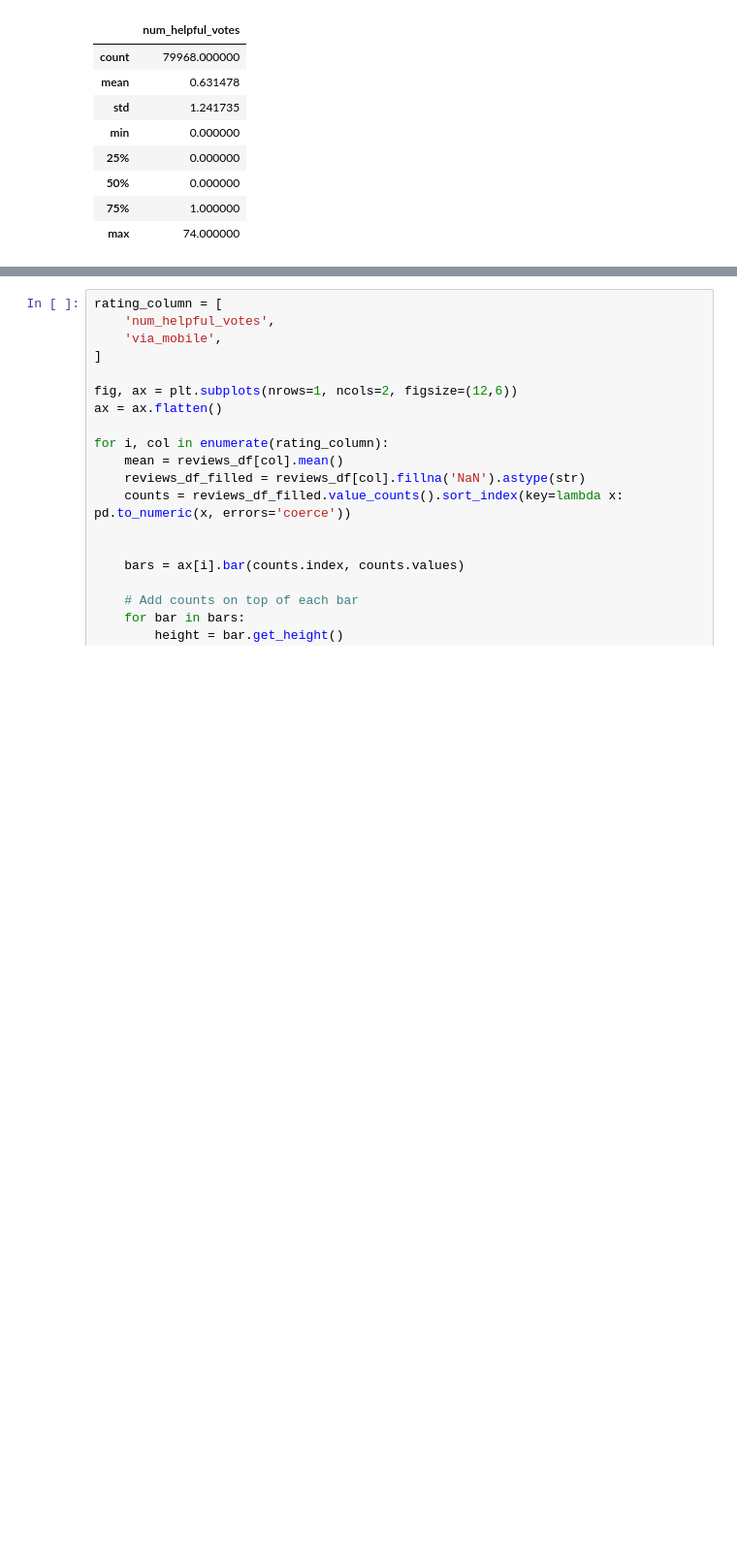
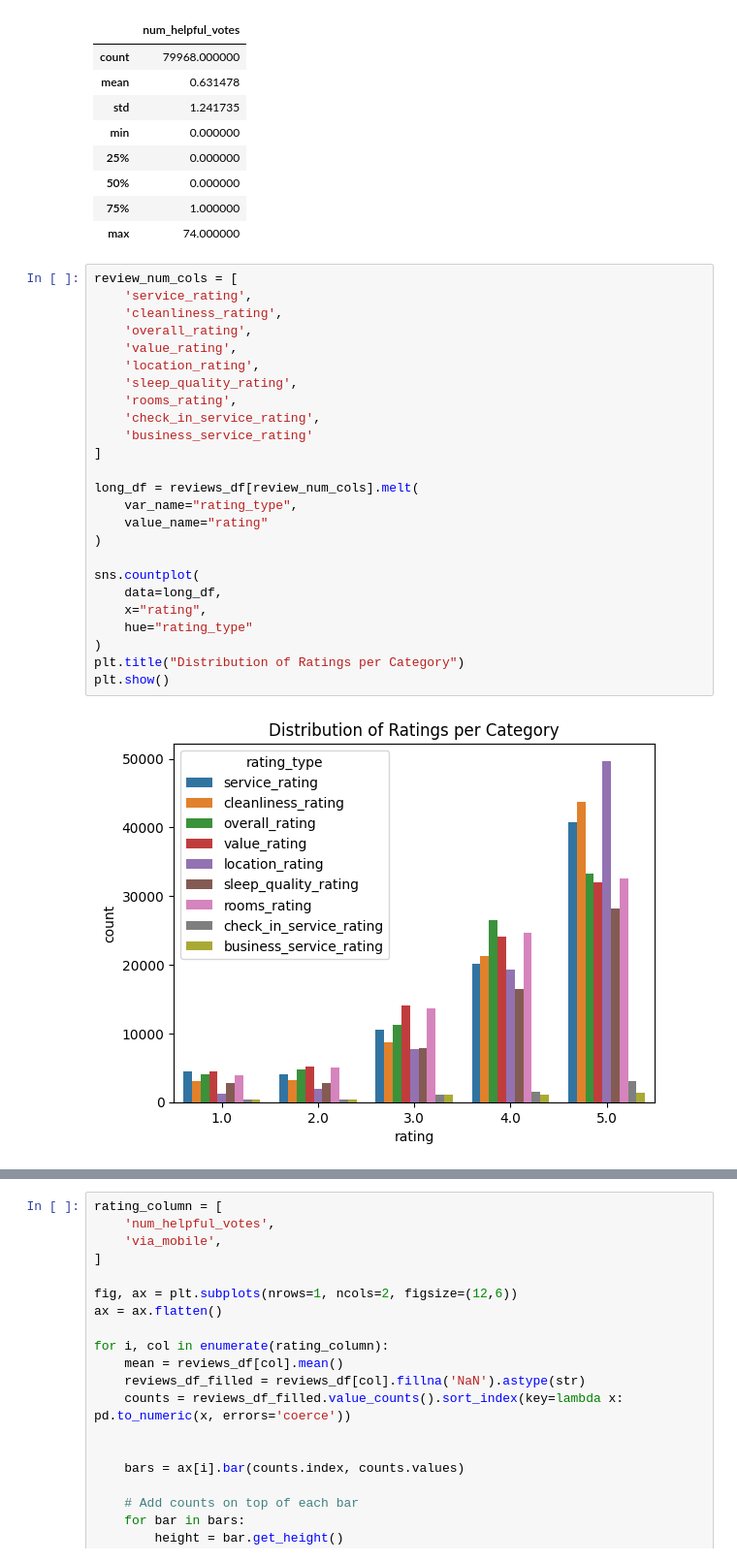
Before and after one commit to nadiavictoria/IS512-Hotel-Analytics, a Jupyter notebook: notebooks/02_exploratory_analysis.ipynb, the cells around one changed output, grey strips where cells are left out. Shown at 97% size. Cells and saved outputs as stored; diff of their text form; blank space fills up the shorter version.

```diff
--- a/notebooks/02_exploratory_analysis.ipynb
+++ b/notebooks/02_exploratory_analysis.ipynb
@@ -269,3 +269,30 @@ reviews_df[[
 | 50% | 0.000000 |
 | 75% | 1.000000 |
 | max | 74.000000 |
+# %%
+review_num_cols = [
+    'service_rating',
+    'cleanliness_rating',
+    'overall_rating',
+    'value_rating',
+    'location_rating',
+    'sleep_quality_rating',
+    'rooms_rating',
+    'check_in_service_rating',
+    'business_service_rating'
+]
+
+long_df = reviews_df[review_num_cols].melt(
+    var_name="rating_type",
+    value_name="rating"
+)
+
+sns.countplot(
+    data=long_df,
+    x="rating",
+    hue="rating_type"
+)
+plt.title("Distribution of Ratings per Category")
+plt.show()
+# %% [output]
+[figure, added]
```
Also changed, not shown: parts of 19 cells of this notebook.
